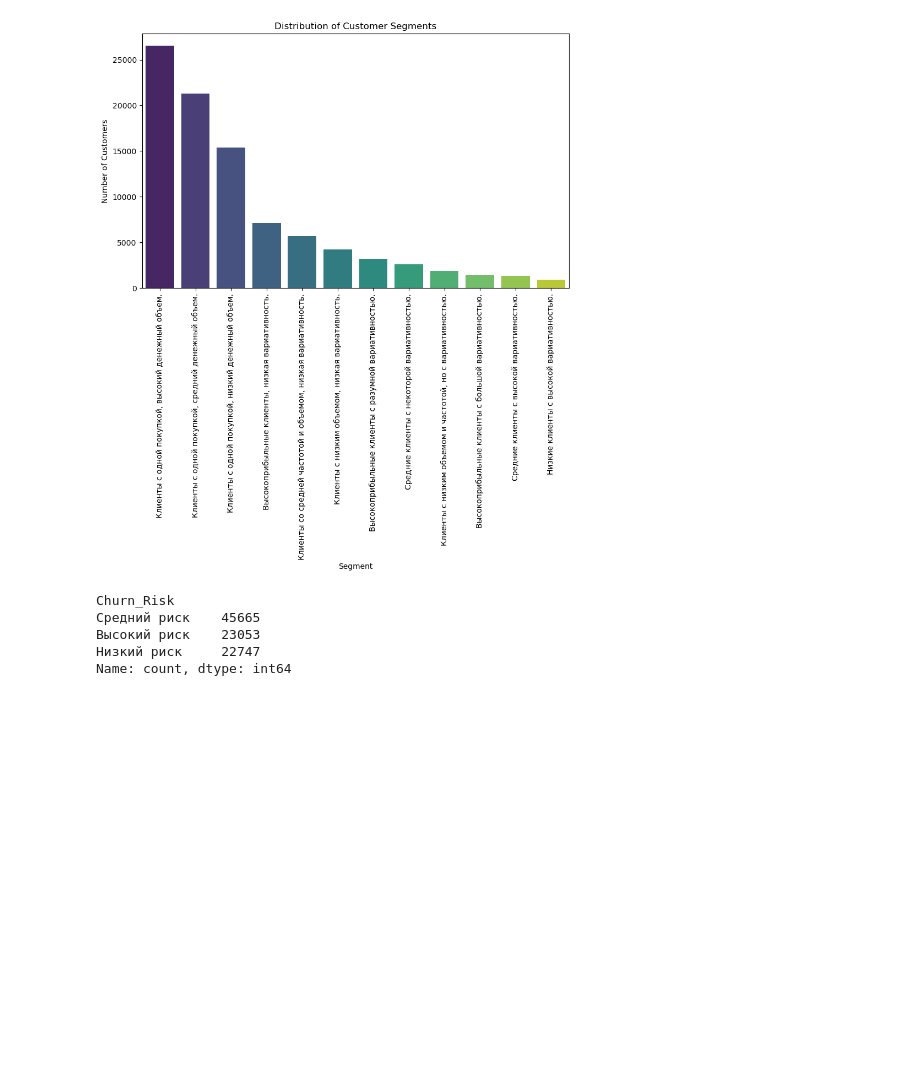
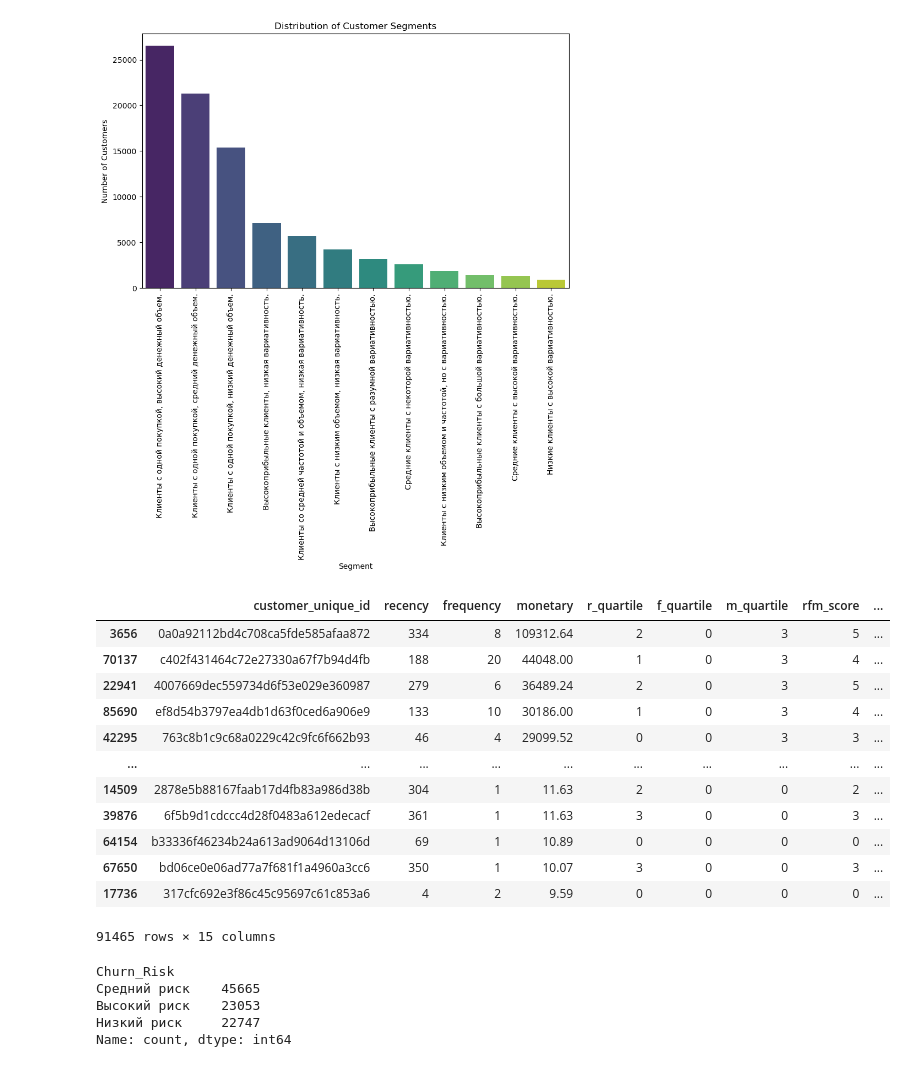
Before and after one commit to alexkondrashov7/-hackathon_2025_mipt, a Jupyter notebook: research/rfm_abc_xyz.ipynb, the cells around one changed output. Saved outputs shown, nothing was run; the diff lists cells and outputs as text; code cells hidden in the pictures; blank space fills up the shorter version.

```diff
--- a/research/rfm_abc_xyz.ipynb
+++ b/research/rfm_abc_xyz.ipynb
@@ -460,6 +460,22 @@ plt.xticks(rotation=90)
 plt.show()
 # %% [output]
 [figure]
+# %%
+rfm
+# %% [output]
+|  | customer_unique_id | recency | frequency | monetary | r_quartile | f_quartile | m_quartile | rfm_score | ... |
+| 3656 | 0a0a92112bd4c708ca5fde585afaa872 | 334 | 8 | 109312.64 | 2 | 0 | 3 | 5 | ... |
+| 70137 | c402f431464c72e27330a67f7b94d4fb | 188 | 20 | 44048.00 | 1 | 0 | 3 | 4 | ... |
+| 22941 | 4007669dec559734d6f53e029e360987 | 279 | 6 | 36489.24 | 2 | 0 | 3 | 5 | ... |
+| 85690 | ef8d54b3797ea4db1d63f0ced6a906e9 | 133 | 10 | 30186.00 | 1 | 0 | 3 | 4 | ... |
+| 42295 | 763c8b1c9c68a0229c42c9fc6f662b93 | 46 | 4 | 29099.52 | 0 | 0 | 3 | 3 | ... |
+| ... | ... | ... | ... | ... | ... | ... | ... | ... | ... |
+| 14509 | 2878e5b88167faab17d4fb83a986d38b | 304 | 1 | 11.63 | 2 | 0 | 0 | 2 | ... |
+| 39876 | 6f5b9d1cdccc4d28f0483a612edecacf | 361 | 1 | 11.63 | 3 | 0 | 0 | 3 | ... |
+| 64154 | b33336f46234b24a613ad9064d13106d | 69 | 1 | 10.89 | 0 | 0 | 0 | 0 | ... |
+| 67650 | bd06ce0e06ad77a7f681f1a4960a3cc6 | 350 | 1 | 10.07 | 3 | 0 | 0 | 3 | ... |
+| 17736 | 317cfc692e3f86c45c95697c61c853a6 | 4 | 2 | 9.59 | 0 | 0 | 0 | 0 | ... |
+91465 rows × 15 columns
 # %%
 # Подсчет количества клиентов по категориям риска
 risk_distribution = rfm['Churn_Risk'].value_counts()
```
Also changed, not shown: parts of 1 cell of this notebook, 6 other files.
